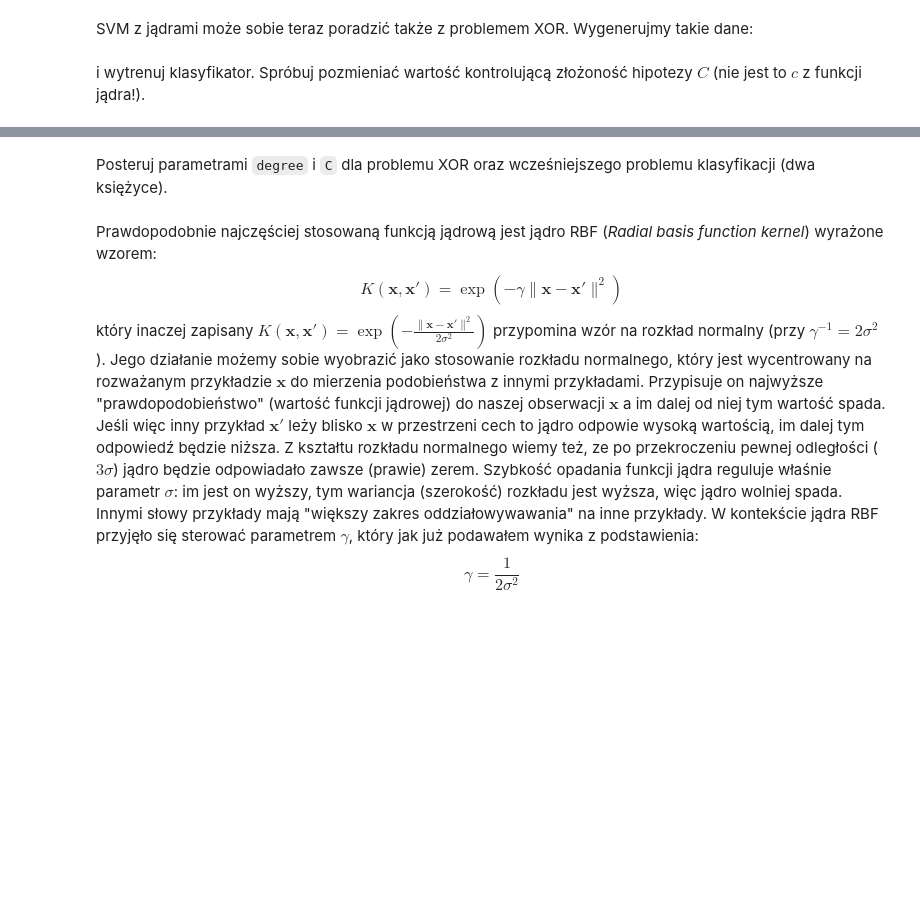
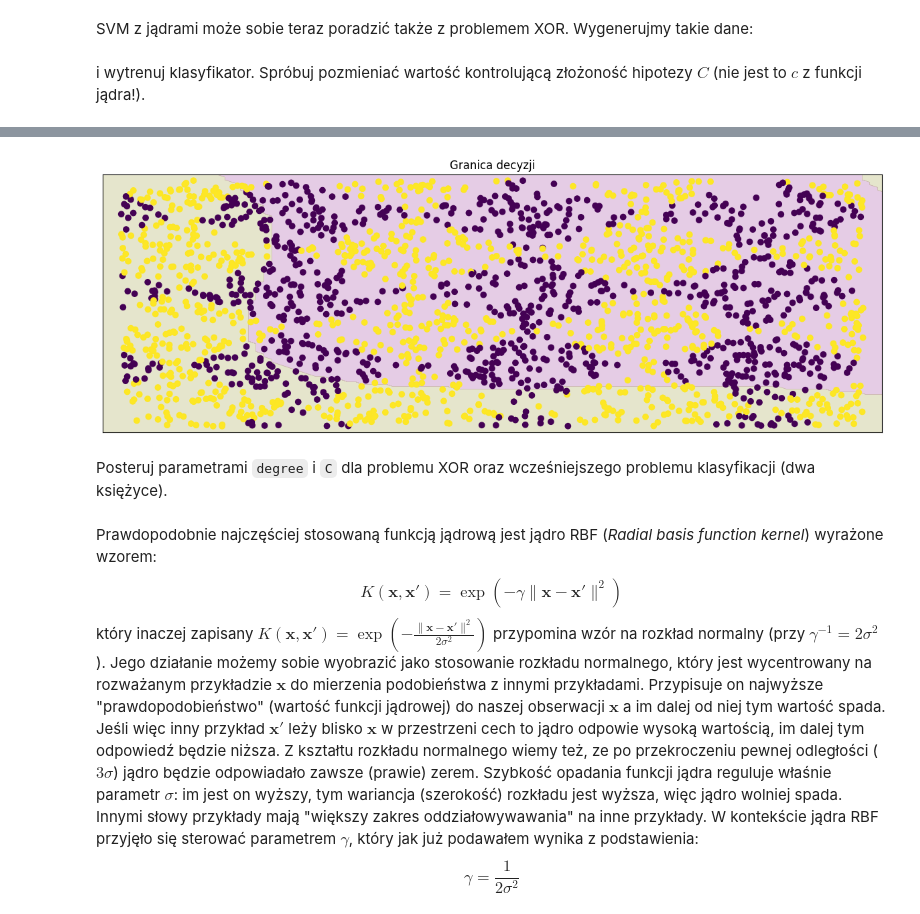
Before and after one commit to BartekAndree/2025_sus, a Jupyter notebook: 03/su-lab-zad-dom-3/su-lab-zad-dom-3.ipynb, the cells around one changed output, grey strips where cells are left out. Drawn from its saved outputs; the diff is of its cells as text; code cells hidden in the pictures; blank space fills up the shorter version.

```diff
--- a/03/su-lab-zad-dom-3/su-lab-zad-dom-3.ipynb
+++ b/03/su-lab-zad-dom-3/su-lab-zad-dom-3.ipynb
@@ -305,3 +425,12 @@ plot_classifier(x, y, model)
+# %%
+x = np.random.rand(2000,2)*20
+y = np.sin(x[:,0])+np.sin(x[:,1])>0
+
+model = SVC(kernel='poly', coef0=1)
+model.fit(x, y)
+plot_classifier(x, y, model)
+# %% [output]
+[figure, added]
 # %% [markdown]
 Posteruj parametrami `degree` i `C` dla problemu XOR oraz wcześniejszego problemu klasyfikacji (dwa księżyce).
 # %% [markdown]
```
Also changed, not shown: parts of 37 cells of this notebook.
